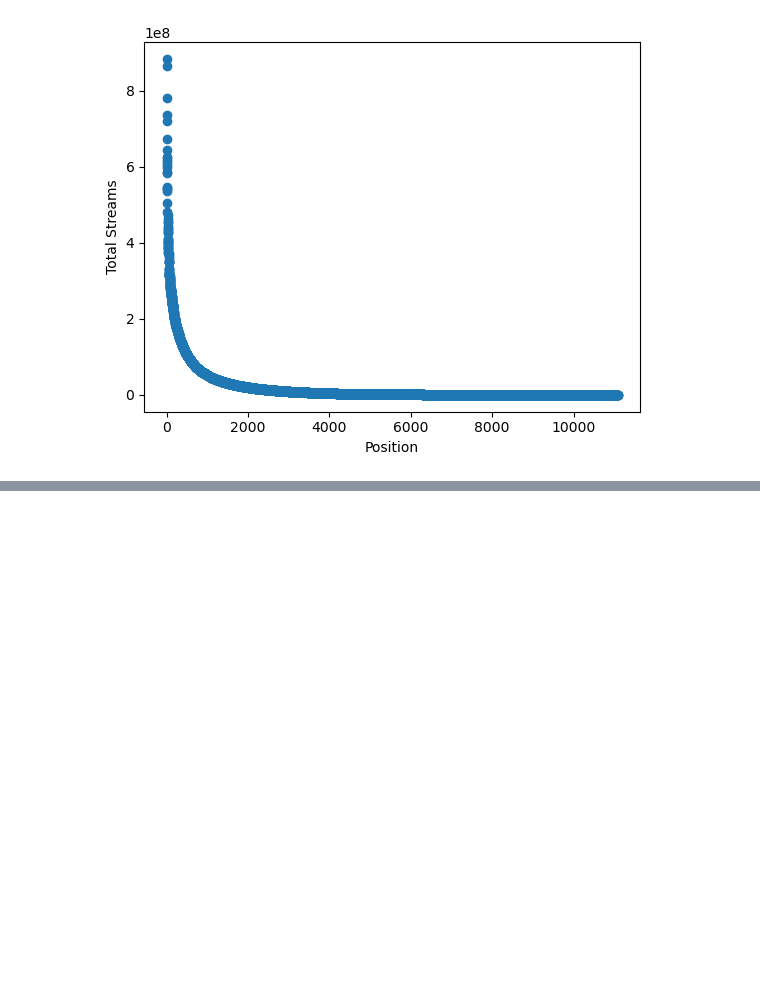
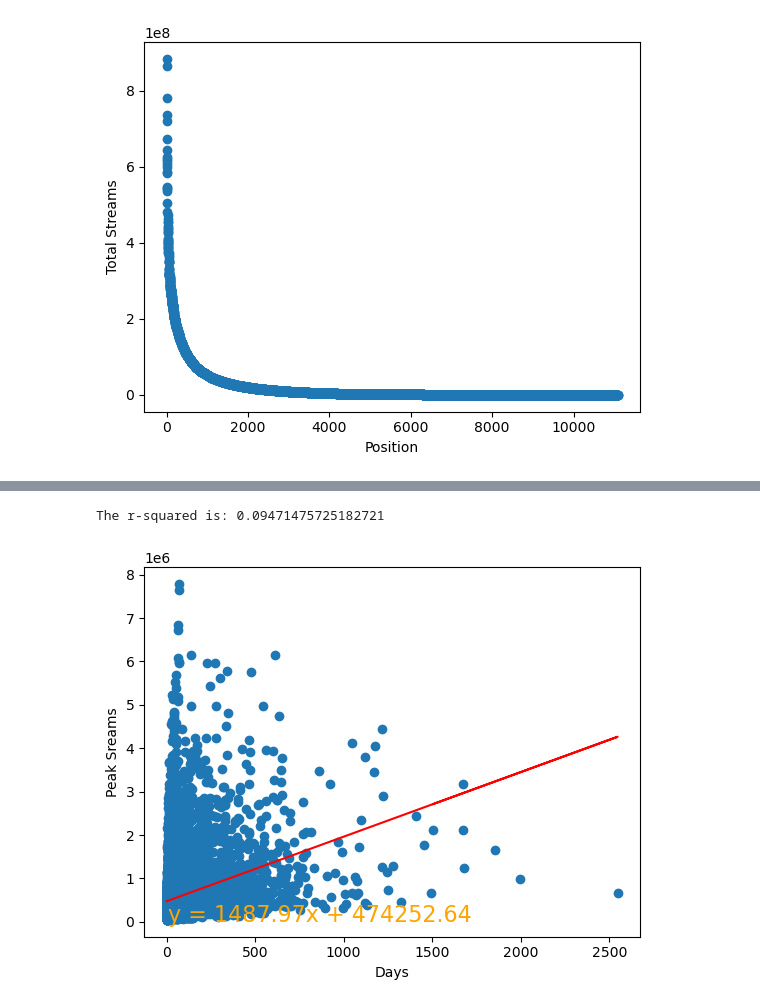
Before and after one commit to Musiholic/bootcamp-project-1, a Jupyter notebook: Sample Project1.ipynb, the cells around one changed output, grey strips where cells are left out. Cells and saved outputs as stored; diff of their text form; code cells hidden in the pictures; blank space fills up the shorter version.

```diff
--- a/Sample Project1.ipynb
+++ b/Sample Project1.ipynb
@@ -367,0 +405,17 @@ The correlation between both factors is -0.51
+# %%
+# Print out the r-squared value along with the Days and Peak Streams plot.
+x_values =  music_chart_complete['Days']
+y_values =  music_chart_complete['Peak Streams']
+(slope, intercept, rvalue, pvalue, stderr) = linregress(x_values, y_values)
+regress_values = x_values * slope + intercept
+line_eq = "y = " + str(round(slope,2)) + "x + " + str(round(intercept,2))
+plt.scatter(x_values,y_values)
+plt.plot(x_values,regress_values,"r-")
+plt.annotate(line_eq,(5.6,0.7),fontsize=16,color="orange")
+plt.xlabel('Days')
+plt.ylabel('Peak Sreams')
+print(f"The r-squared is: {rvalue**2}")
+plt.show()
+# %% [output]
+The r-squared is: 0.09471475725182721
+[figure, added]
```
Also changed, not shown: parts of 13 cells of this notebook.
